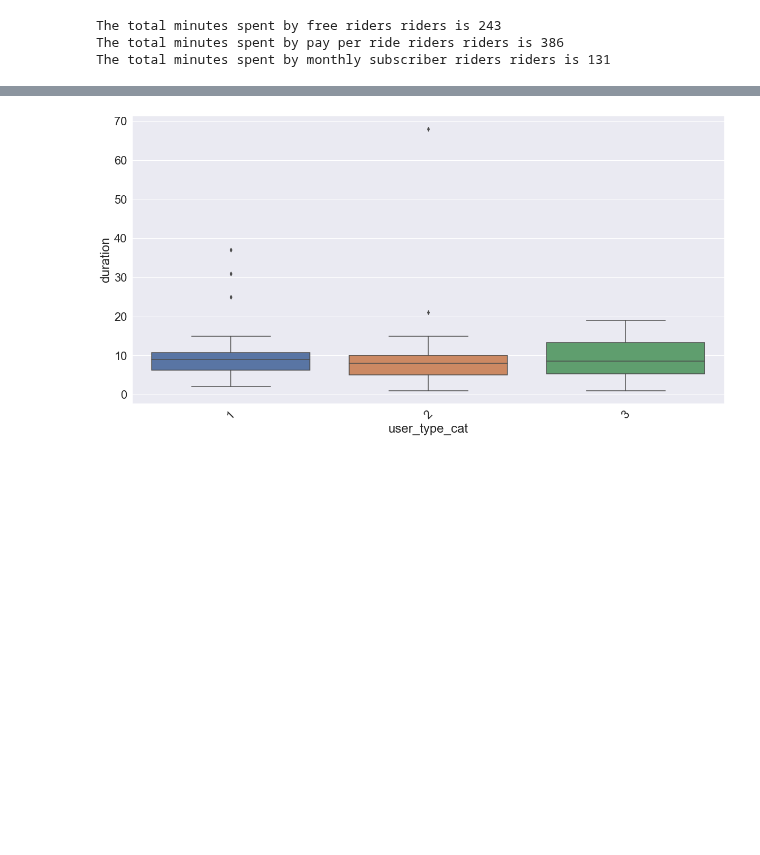
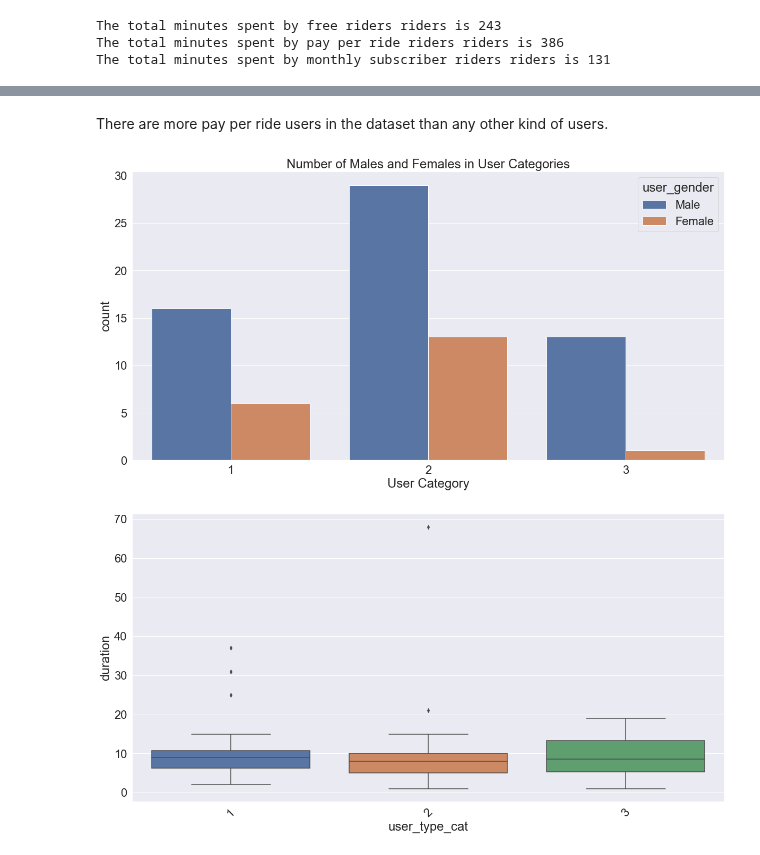
Before and after one commit to joeelorm/Projects, a Jupyter notebook: Data Cleaning/Data Cleaning.ipynb, the cells around one changed output, grey strips where cells are left out. Drawn from its saved outputs; the diff is of its cells as text; code cells hidden in the pictures; blank space fills up the shorter version.

```diff
--- a/Data Cleaning/Data Cleaning.ipynb
+++ b/Data Cleaning/Data Cleaning.ipynb
@@ -502,3 +510,13 @@ The total minutes spent by monthly subscriber riders riders is 131
+# %% [markdown]
+There are more pay per ride users in the dataset than any other kind of users.
+# %%
+plt.figure(figsize = (20,10))
+sns.countplot(data = ride_sharing_sub, x = 'user_type_cat', hue = 'user_gender')
+plt.xlabel('User Category')
+plt.title('Number of Males and Females in User Categories')
+plt.show()
+# %% [output]
+[figure, added]
 # %%
 plt.figure(figsize = (20,10))
 sns.boxplot(data = ride_sharing_sub, x = 'user_type_cat', y = 'duration')
```
Also changed, not shown: parts of 3 cells of this notebook.
